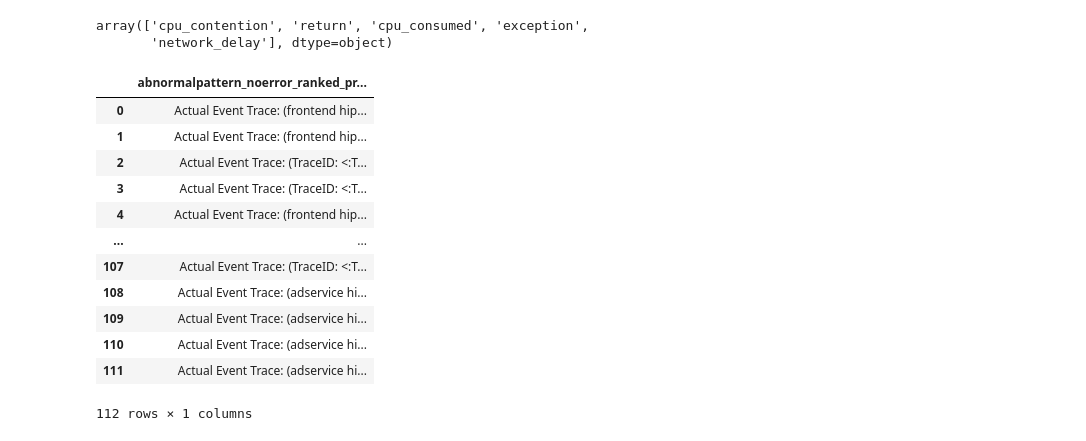
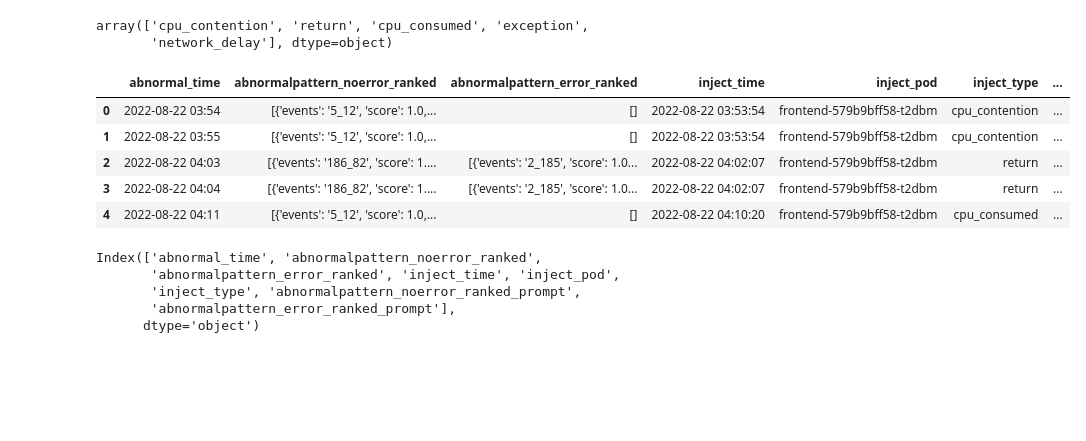
Before and after one commit to virsel/ba_anw_data_prep, a Jupyter notebook: featuresv24llm.ipynb, the cells around one changed output. Drawn from its saved outputs; the diff is of its cells as text; code cells hidden in the pictures; blank space fills up the shorter version.

```diff
--- a/featuresv24llm.ipynb
+++ b/featuresv24llm.ipynb
@@ -8,7 +8,8 @@ import ast
 df = pd.read_csv("output/features_labeled_v2.csv")
 # %%
 df['abnormalpattern_noerror_ranked'] = df['abnormalpattern_noerror_ranked'].apply(lambda x: ast.literal_eval(x))
-df['abnormalpattern_noerror_ranked'] = df['abnormalpattern_noerror_ranked'].apply(lambda x: ast.literal_eval(x))
+# %%
+df['abnormalpattern_error_ranked'] = df['abnormalpattern_error_ranked'].apply(lambda x: ast.literal_eval(x))
 # %%
 df['inject_type'].unique()
 # %% [output]
@@ -41,21 +42,22 @@ def get_pattern_prompt(col):
     return prompt
 # %%
 df['abnormalpattern_noerror_ranked_prompt'] = df['abnormalpattern_noerror_ranked'].apply(get_pattern_prompt)
-df['abnormalpattern_noerror_ranked_prompt'] = df['abnormalpattern_noerror_ranked'].apply(get_pattern_prompt)
+df['abnormalpattern_error_ranked_prompt'] = df['abnormalpattern_error_ranked'].apply(get_pattern_prompt)
 # %%
 pd.set_option('display.max_colwidth', None)
-df[['abnormalpattern_noerror_ranked_prompt']]
+df.head()
 # %% [output]
-|  | abnormalpattern_noerror_ranked_pr... |
-| 0 | Actual Event Trace: (frontend hip... |
-| 1 | Actual Event Trace: (frontend hip... |
-| 2 | Actual Event Trace: (TraceID: <:T... |
-| 3 | Actual Event Trace: (TraceID: <:T... |
-| 4 | Actual Event Trace: (frontend hip... |
-| ... | ... |
-| 107 | Actual Event Trace: (TraceID: <:T... |
-| 108 | Actual Event Trace: (adservice hi... |
-| 109 | Actual Event Trace: (adservice hi... |
-| 110 | Actual Event Trace: (adservice hi... |
-| 111 | Actual Event Trace: (adservice hi... |
+|  | abnormal_time | abnormalpattern_noerror_ranked | abnormalpattern_error_ranked | inject_time | inject_pod | inject_type | ... |
+| 0 | 2022-08-22 03:54 | [{'events': '5_12', 'score': 1.0,... | [] | 2022-08-22 03:53:54 | frontend-579b9bff58-t2dbm | cpu_contention | ... |
+| 1 | 2022-08-22 03:55 | [{'events': '5_12', 'score': 1.0,... | [] | 2022-08-22 03:53:54 | frontend-579b9bff58-t2dbm | cpu_contention | ... |
+| 2 | 2022-08-22 04:03 | [{'events': '186_82', 'score': 1.... | [{'events': '2_185', 'score': 1.0... | 2022-08-22 04:02:07 | frontend-579b9bff58-t2dbm | return | ... |
+| 3 | 2022-08-22 04:04 | [{'events': '186_82', 'score': 1.... | [{'events': '2_185', 'score': 1.0... | 2022-08-22 04:02:07 | frontend-579b9bff58-t2dbm | return | ... |
+| 4 | 2022-08-22 04:11 | [{'events': '5_12', 'score': 1.0,... | [] | 2022-08-22 04:10:20 | frontend-579b9bff58-t2dbm | cpu_consumed | ... |
-112 rows × 1 columns
+# %%
+df.columns
+# %% [output]
+Index(['abnormal_time', 'abnormalpattern_noerror_ranked',
+       'abnormalpattern_error_ranked', 'inject_time', 'inject_pod',
+       'inject_type', 'abnormalpattern_noerror_ranked_prompt',
+       'abnormalpattern_error_ranked_prompt'],
+      dtype='object')
```
Also changed, not shown: parts of 1 cell of this notebook, 1 other file.
